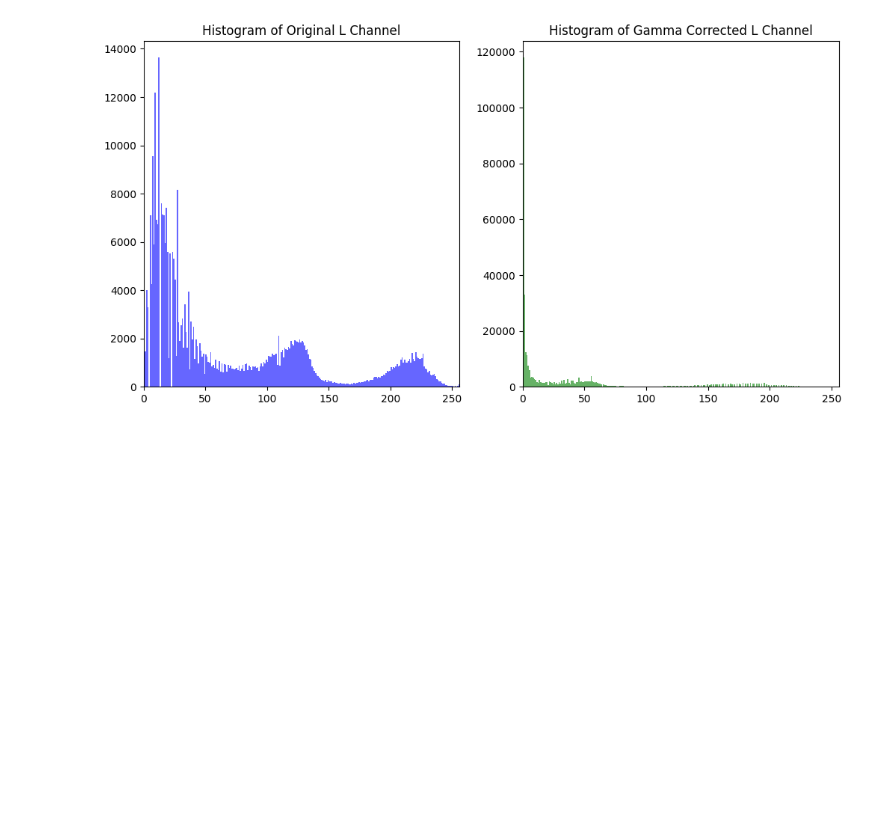
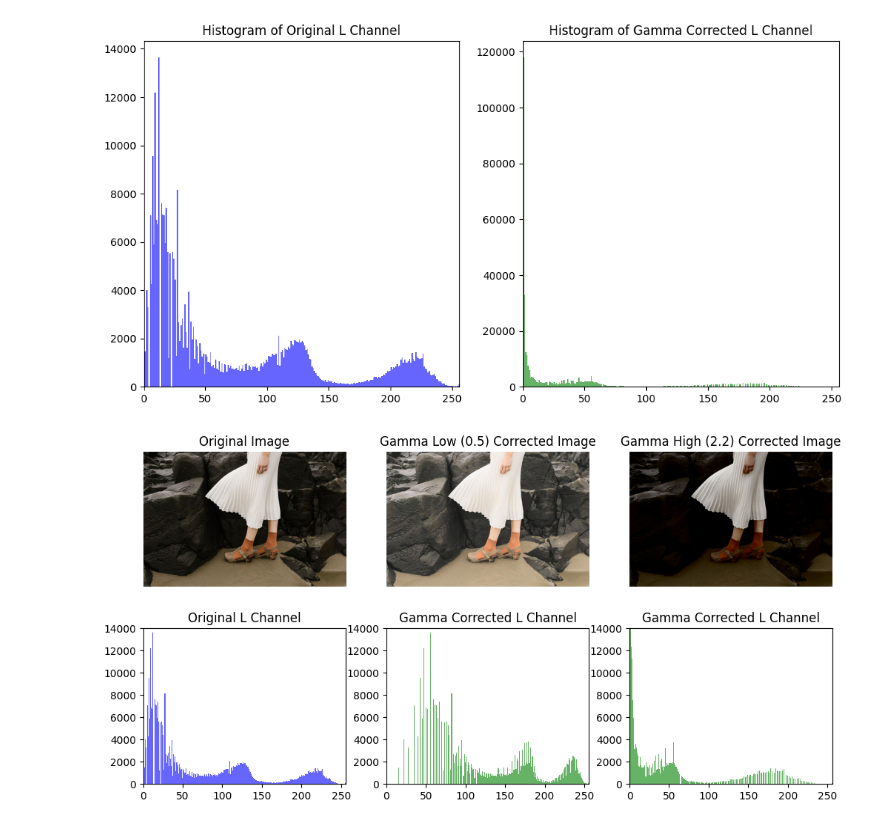
Before and after one commit to SamudraUduwaka/Intensity-Transformations-and-Neighborhood-Filtering, a Jupyter notebook: task3.ipynb, the cells around one changed output. Cells and saved outputs as stored; diff of their text form; code cells hidden in the pictures; blank space fills up the shorter version.

```diff
--- a/task3.ipynb
+++ b/task3.ipynb
@@ -109,3 +109,46 @@ plt.show()
 # %% [output]
 [figure]
 [figure]
+# %%
+# Plot the original and gamma-corrected images
+fig, axes = plt.subplots(2, 3, figsize=(12, 6))
+
+# Original image in RGB format (since OpenCV loads in BGR)
+original_image_rgb = cv2.cvtColor(image, cv2.COLOR_BGR2RGB)
+axes[0,0].imshow(original_image_rgb)
+axes[0,0].set_title("Original Image")
+axes[0,0].axis('off')
+
+# Gamma-corrected image in RGB format
+gammaL_corrected_image_rgb = cv2.cvtColor(image_gammaL_corrected, cv2.COLOR_BGR2RGB)
+axes[0,1].imshow(gammaL_corrected_image_rgb)
+axes[0,1].set_title("Gamma Low (0.5) Corrected Image")
+axes[0,1].axis('off')
+
+# Gamma-corrected image in RGB format
+gammaH_corrected_image_rgb = cv2.cvtColor(image_gammaH_corrected, cv2.COLOR_BGR2RGB)
+axes[0,2].imshow(gammaH_corrected_image_rgb)
+axes[0,2].set_title("Gamma High (2.2) Corrected Image")
+axes[0,2].axis('off')
+
+# Original L channel histogram
+axes[1,0].hist(L_channel.ravel(), bins=256, range=(0, 256), color='blue', alpha=0.6)
+axes[1,0].set_title("Original L Channel")
+axes[1,0].set_xlim([0, 256])
+axes[1,0].set_ylim([0, 14000])
+
+# Gamma corrected L channel histogram
+axes[1,1].hist(L_gammaL_corrected.ravel(), bins=256, range=(0, 256), color='green', alpha=0.6)
+axes[1,1].set_title("Gamma Corrected L Channel")
+axes[1,1].set_xlim([0, 256])
+axes[1,1].set_ylim([0, 14000])
+
+# Gamma corrected L channel histogram
+axes[1,2].hist(L_gammaH_corrected.ravel(), bins=256, range=(0, 256), color='green', alpha=0.6)
+axes[1,2].set_title("Gamma Corrected L Channel")
+axes[1,2].set_xlim([0, 256])
+axes[1,2].set_ylim([0, 14000])
+
+plt.show()
+# %% [output]
+[figure, added]
```
Also changed, not shown: 2 other files.
